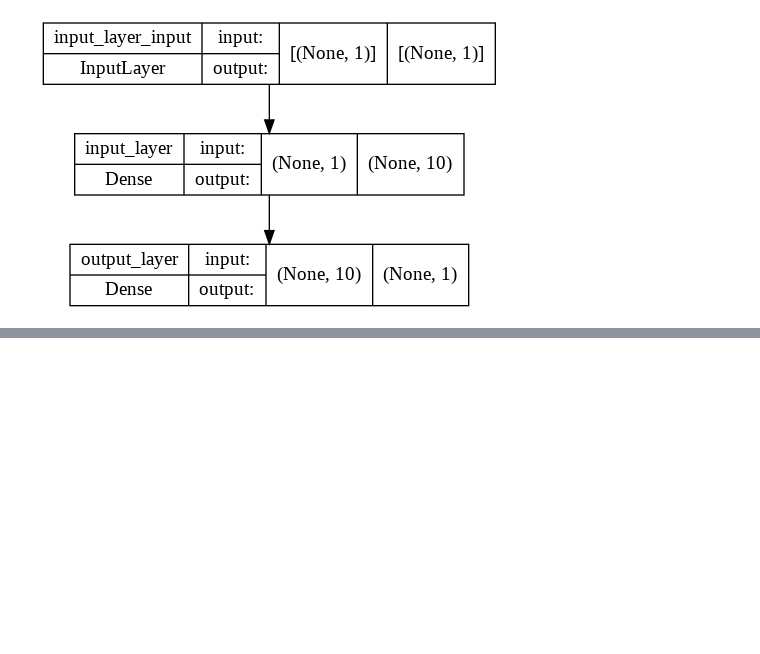
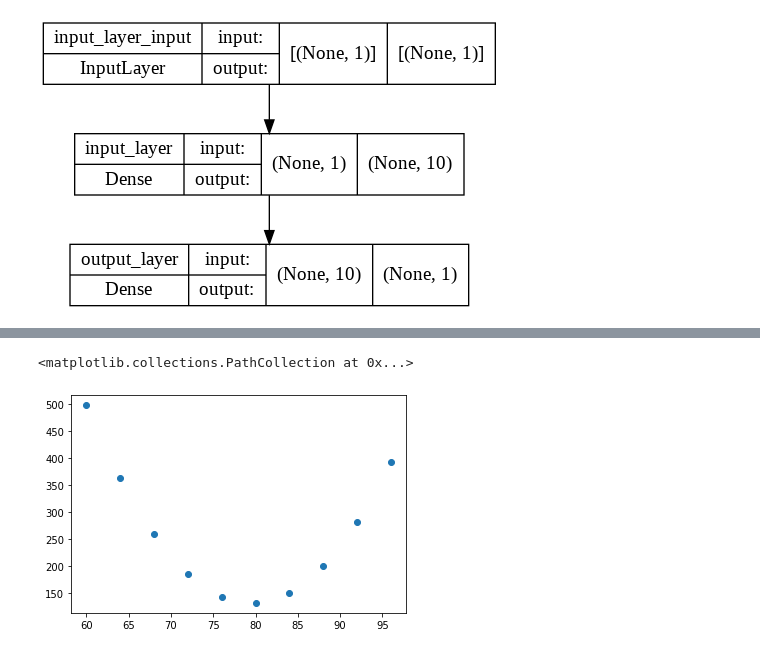
Before and after one commit to moimigueldev/tensorflow-ztm, a Jupyter notebook: 01_neural_network_regression_with_tensorflow.ipynb, the cells around one changed output, grey strips where cells are left out. Cells and saved outputs as stored; diff of their text form; code cells hidden in the pictures; blank space fills up the shorter version.

```diff
--- a/01_neural_network_regression_with_tensorflow.ipynb
+++ b/01_neural_network_regression_with_tensorflow.ipynb
@@ -428,0 +523,5 @@ plot_model(model=model, show_shapes=True)
+# %%
+plt.scatter(y_test, tf.metrics.mean_squared_error(y_test, y_pred))
+# %% [output]
+<matplotlib.collections.PathCollection at 0x...>
+[figure, added]
```
Also changed, not shown: parts of 41 cells of this notebook.
